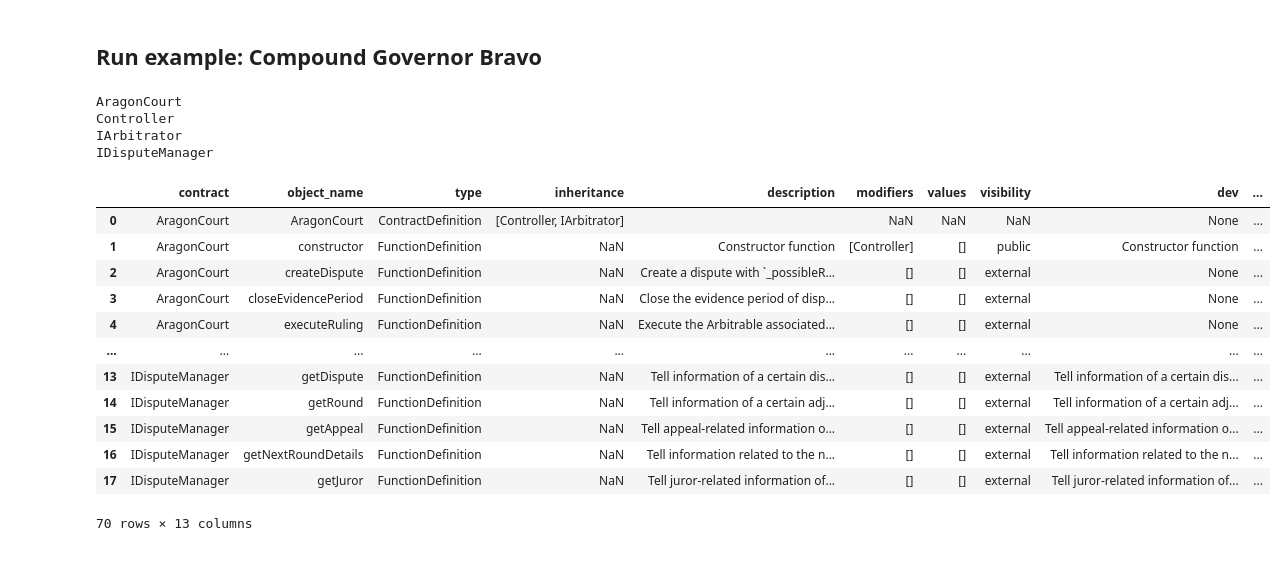
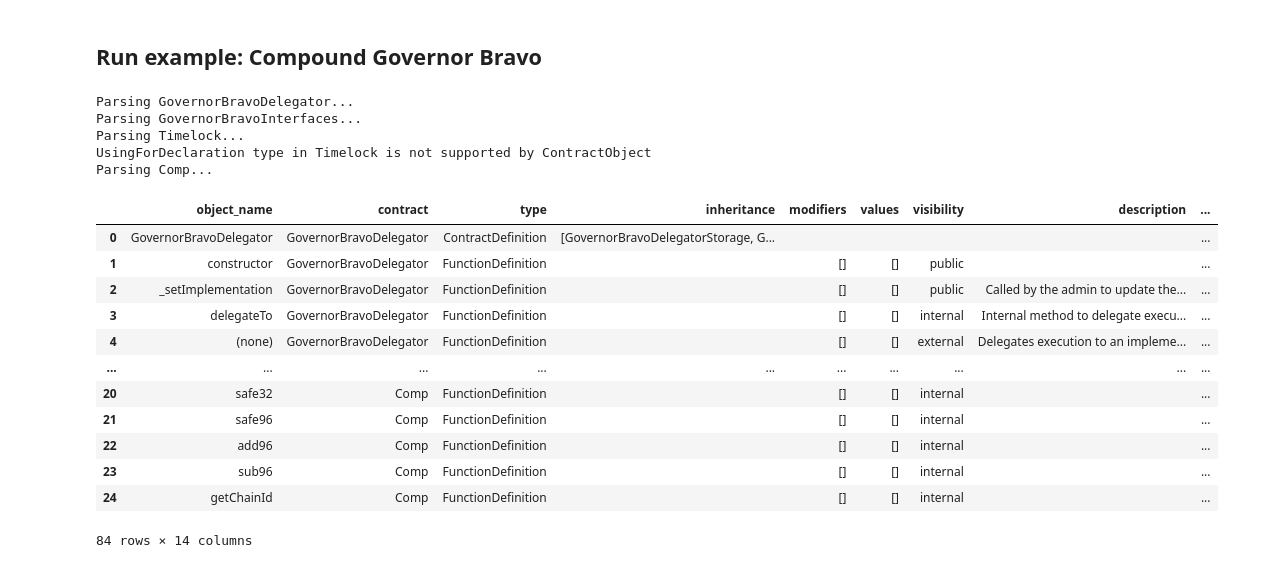
Before and after one commit to notchia/metagov, a Jupyter notebook: parse_contract_parameters.ipynb, the cells around one changed output. Saved outputs shown, nothing was run; the diff lists cells and outputs as text; code cells hidden in the pictures.

Commit message:
refactor: create ContractObject and ContractParameter classes; add type_category

```diff
--- a/parse_contract_parameters.ipynb
+++ b/parse_contract_parameters.ipynb
@@ -57,19 +29,0 @@ def get_parameter_initialValue(param):
-# %%
-def get_object_modifiers(obj):
-    """Get object modifiers"""
-
-    modifiers = obj.get('modifiers', [])
-    modifiers = [m.get('name', ERRORMSG) for m in modifiers]
-
-    return modifiers
-# %%
-def get_object_values(obj):
-    """Get object options ("members" as defined in enum objects only)"""
-
-    values = []
-
-    if obj['type'] == 'EnumDefinition':
-        members = obj.get('members', [])
-        values = [m.get('name', ERRORMSG) for m in members]
-
-    return values
@@ -331,11 +409,11 @@ def add_inline_comments(lines, df_parameters):
 # %% [markdown]
 ## Run example: Compound Governor Bravo
 # %%
-PROJECT = 'Aragon Court'
-urls = ['https://raw.githubusercontent.com/aragon/aragon-court/master/contracts/court/AragonCourt.sol',
-        'https://raw.githubusercontent.com/aragon/aragon-court/master/contracts/court/controller/Controller.sol',
-        'https://raw.githubusercontent.com/aragon/aragon-court/master/contracts/arbitration/IArbitrator.sol',
-        'https://raw.githubusercontent.com/aragon/aragon-court/master/contracts/disputes/IDisputeManager.sol'
+PROJECT = 'Governor Bravo'
+urls = ['https://raw.githubusercontent.com/notchia/metagov/main/data/contracts/Compound/GovernorBravoDelegator.sol',
+        'https://raw.githubusercontent.com/notchia/metagov/main/data/contracts/Compound/GovernorBravoInterfaces.sol',
+        'https://raw.githubusercontent.com/notchia/metagov/main/data/contracts/Compound/Timelock.sol',
+        'https://raw.githubusercontent.com/notchia/metagov/main/data/contracts/Compound/Comp.sol'
        ]
 
 fpath = 'tmp/solidity.txt'
@@ -343,7 +421,8 @@ fpath = 'tmp/solidity.txt'
 df_objects_all = pd.DataFrame()
 df_parameters_all = pd.DataFrame()
 for url in urls:
-    print(url.split('/')[-1].split('.sol')[0])
+    contractFilename = url.split('/')[-1].split('.sol')[0]
+    print(f"Parsing {contractFilename}...")
     # Get content of Gnosis Safe contract and save to temporary file
     content = requests.get(url).text
     with open(fpath, 'w') as f:
@@ -354,13 +433,12 @@ for url in urls:
     sourceUnit = parser.parse_file(fpath, loc=True)
 
     # Save to file
-    savename = 'tmp/' + url.split('/')[-1].split('.sol')[0] + '_parsed.txt'
+    savename = f"tmp/parsed_{contractFilename}.txt"
     with open(savename, 'w') as f:
         pprint.pprint(sourceUnit, stream=f)
 
     # Get object and parameter DataFrames (selecting from solidity_parser AST)
-    contracts = [c for c in sourceUnit['children'] if c.get('type') == 'ContractDefinition']
-    df_objects, df_parameters = extract_objects_and_parameters(contracts)
+    df_objects, df_parameters = extract_objects_and_parameters(sourceUnit)
 
     # Add comments to the DataFrames
     df_objects, df_parameters = add_docstring_comments(lines, df_objects, df_parameters)
@@ -373,27 +451,28 @@ for url in urls:
 
 df_objects_all['project'] = PROJECT
 # %% [output]
-AragonCourt
-Controller
-IArbitrator
-IDisputeManager
+Parsing GovernorBravoDelegator...
+Parsing GovernorBravoInterfaces...
+Parsing Timelock...
+UsingForDeclaration type in Timelock is not supported by ContractObject
+Parsing Comp...
 # %%
 df_objects_all.drop(columns=['line_numbers', 'full_comment']).to_csv('tmp/contract_objects.csv')
-df_objects_all.drop(columns=['line_numbers', 'full_comment'])
+df_objects_all.drop(columns=['line_numbers'])
 # %% [output]
-|  | contract | object_name | type | inheritance | description | modifiers | values | visibility | dev | ... |
-| 0 | AragonCourt | AragonCourt | ContractDefinition | [Controller, IArbitrator] |  | NaN | NaN | NaN | None | ... |
-| 1 | AragonCourt | constructor | FunctionDefinition | NaN | Constructor function | [Controller] | [] | public | Constructor function | ... |
-| 2 | AragonCourt | createDispute | FunctionDefinition | NaN | Create a dispute with `_possibleR... | [] | [] | external | None | ... |
-| 3 | AragonCourt | closeEvidencePeriod | FunctionDefinition | NaN | Close the evidence period of disp... | [] | [] | external | None | ... |
-| 4 | AragonCourt | executeRuling | FunctionDefinition | NaN | Execute the Arbitrable associated... | [] | [] | external | None | ... |
-| ... | ... | ... | ... | ... | ... | ... | ... | ... | ... | ... |
-| 13 | IDisputeManager | getDispute | FunctionDefinition | NaN | Tell information of a certain dis... | [] | [] | external | Tell information of a certain dis... | ... |
-| 14 | IDisputeManager | getRound | FunctionDefinition | NaN | Tell information of a certain adj... | [] | [] | external | Tell information of a certain adj... | ... |
-| 15 | IDisputeManager | getAppeal | FunctionDefinition | NaN | Tell appeal-related information o... | [] | [] | external | Tell appeal-related information o... | ... |
-| 16 | IDisputeManager | getNextRoundDetails | FunctionDefinition | NaN | Tell information related to the n... | [] | [] | external | Tell information related to the n... | ... |
-| 17 | IDisputeManager | getJuror | FunctionDefinition | NaN | Tell juror-related information of... | [] | [] | external | Tell juror-related information of... | ... |
+|  | object_name | contract | type | inheritance | modifiers | values | visibility | description | ... |
+| 0 | GovernorBravoDelegator | GovernorBravoDelegator | ContractDefinition | [GovernorBravoDelegatorStorage, G... |  |  |  |  | ... |
+| 1 | constructor | GovernorBravoDelegator | FunctionDefinition |  | [] | [] | public |  | ... |
+| 2 | _setImplementation | GovernorBravoDelegator | FunctionDefinition |  | [] | [] | public | Called by the admin to update the... | ... |
+| 3 | delegateTo | GovernorBravoDelegator | FunctionDefinition |  | [] | [] | internal | Internal method to delegate execu... | ... |
+| 4 | (none) | GovernorBravoDelegator | FunctionDefinition |  | [] | [] | external | Delegates execution to an impleme... | ... |
+| ... | ... | ... | ... | ... | ... | ... | ... | ... | ... |
+| 20 | safe32 | Comp | FunctionDefinition |  | [] | [] | internal |  | ... |
+| 21 | safe96 | Comp | FunctionDefinition |  | [] | [] | internal |  | ... |
+| 22 | add96 | Comp | FunctionDefinition |  | [] | [] | internal |  | ... |
+| 23 | sub96 | Comp | FunctionDefinition |  | [] | [] | internal |  | ... |
+| 24 | getChainId | Comp | FunctionDefinition |  | [] | [] | internal |  | ... |
-70 rows × 13 columns
+84 rows × 14 columns
 # %%
 df_parameters_all.drop(columns=['line_number', 'full_comment']).to_csv('tmp/contract_parameters.csv')
 df_parameters_all.drop(columns=['line_number', 'full_comment'])[df_parameters_all['description'] != ""]
```
Also changed, not shown: parts of 8 cells of this notebook.
